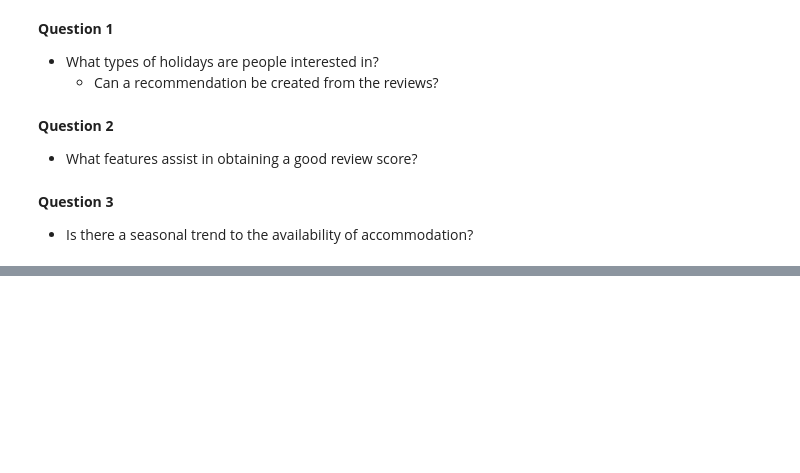
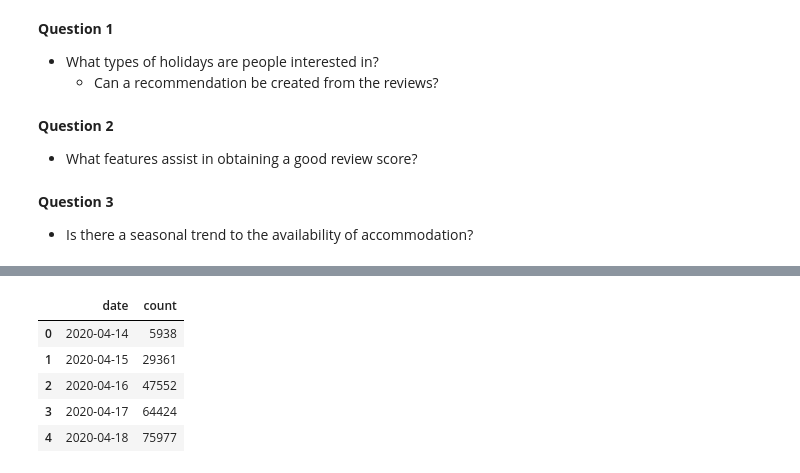
Before and after one commit to waltersmac/Predicting-AirBnB-Prices, a Jupyter notebook: Inside AirbnB - London 2020.ipynb, the cells around one changed output, grey strips where cells are left out. Drawn from its saved outputs; the diff is of its cells as text; code cells hidden in the pictures; blank space fills up the shorter version.

```diff
--- a/Inside AirbnB - London 2020.ipynb
+++ b/Inside AirbnB - London 2020.ipynb
@@ -160,2 +175,11 @@ df_calendar.describe()
 # %%
 date_count_df = df_calendar.groupby('date').size().reset_index(name='count')
+# %%
+date_count_df.head()
+# %% [output]
+|  | date | count |
+| 0 | 2020-04-14 | 5938 |
+| 1 | 2020-04-15 | 29361 |
+| 2 | 2020-04-16 | 47552 |
+| 3 | 2020-04-17 | 64424 |
+| 4 | 2020-04-18 | 75977 |
```
Also changed, not shown: parts of 12 cells of this notebook.
